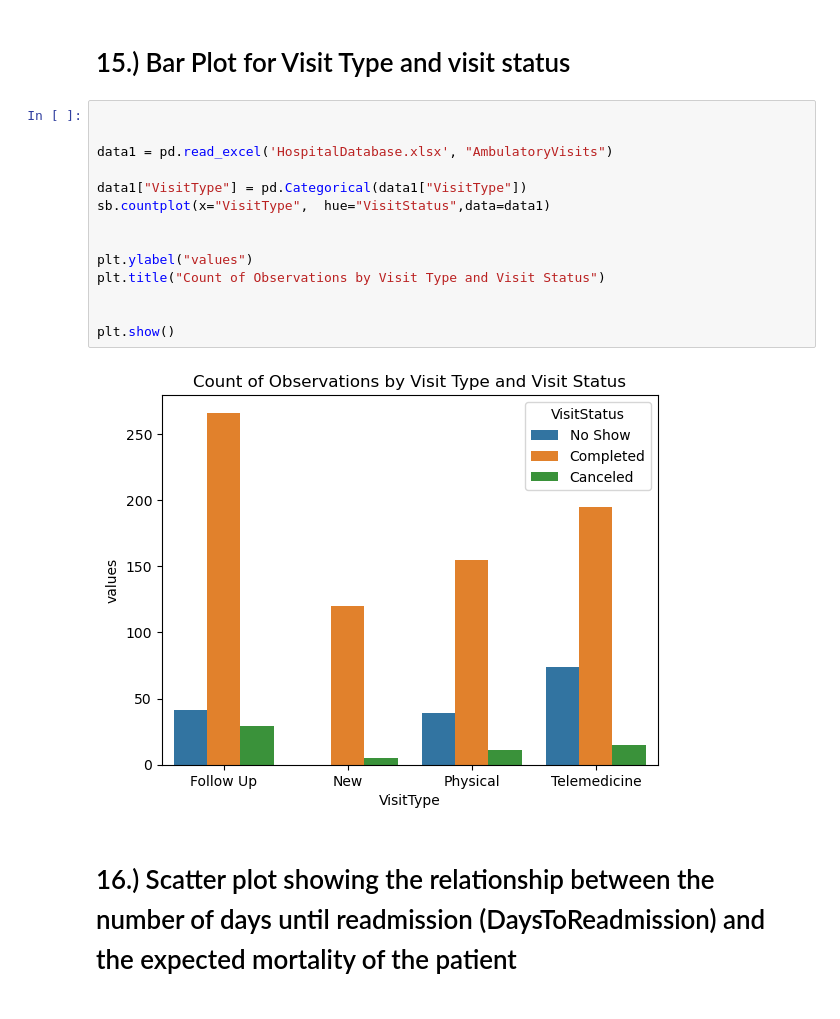
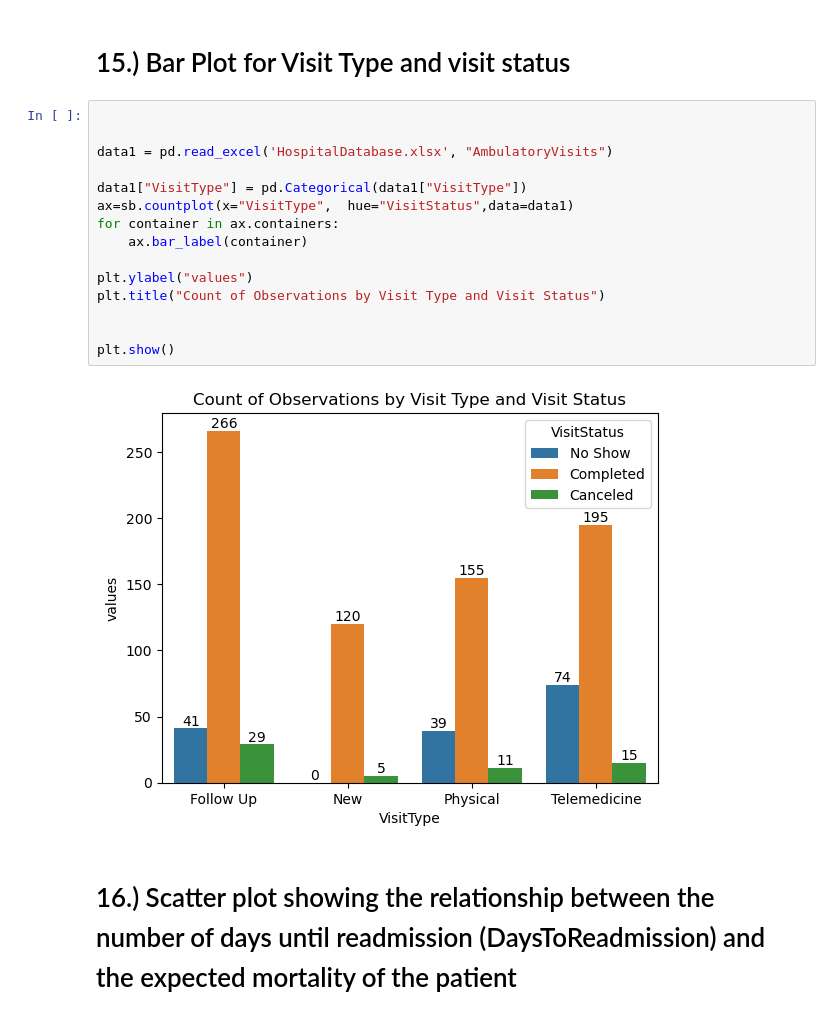
Before and after one commit to fathimadev35/PythonCoders, a Jupyter notebook: PythonCoders-EDA-Notebook.ipynb, the cells around one changed output. Saved outputs shown, nothing was run; the diff lists cells and outputs as text.

```diff
--- a/PythonCoders-EDA-Notebook.ipynb
+++ b/PythonCoders-EDA-Notebook.ipynb
@@ -224,19 +224,20 @@ df.groupby(['Service', 'PrimaryDiagnosis']).mean()
 # %%
 
 
 data1 = pd.read_excel('HospitalDatabase.xlsx', "AmbulatoryVisits")
 
 data1["VisitType"] = pd.Categorical(data1["VisitType"])
-sb.countplot(x="VisitType",  hue="VisitStatus",data=data1)
-
+ax=sb.countplot(x="VisitType",  hue="VisitStatus",data=data1)
+for container in ax.containers:
+    ax.bar_label(container)
 
 plt.ylabel("values")
 plt.title("Count of Observations by Visit Type and Visit Status")
 
 
 plt.show()
 # %% [output]
-[figure, old version]
+[figure, new version]
 # %% [markdown]
 # 16.) Scatter plot showing the relationship between the number of days until readmission (DaysToReadmission) and the expected mortality of the patient
 # %%
```
Also changed, not shown: parts of 2 cells of this notebook.
